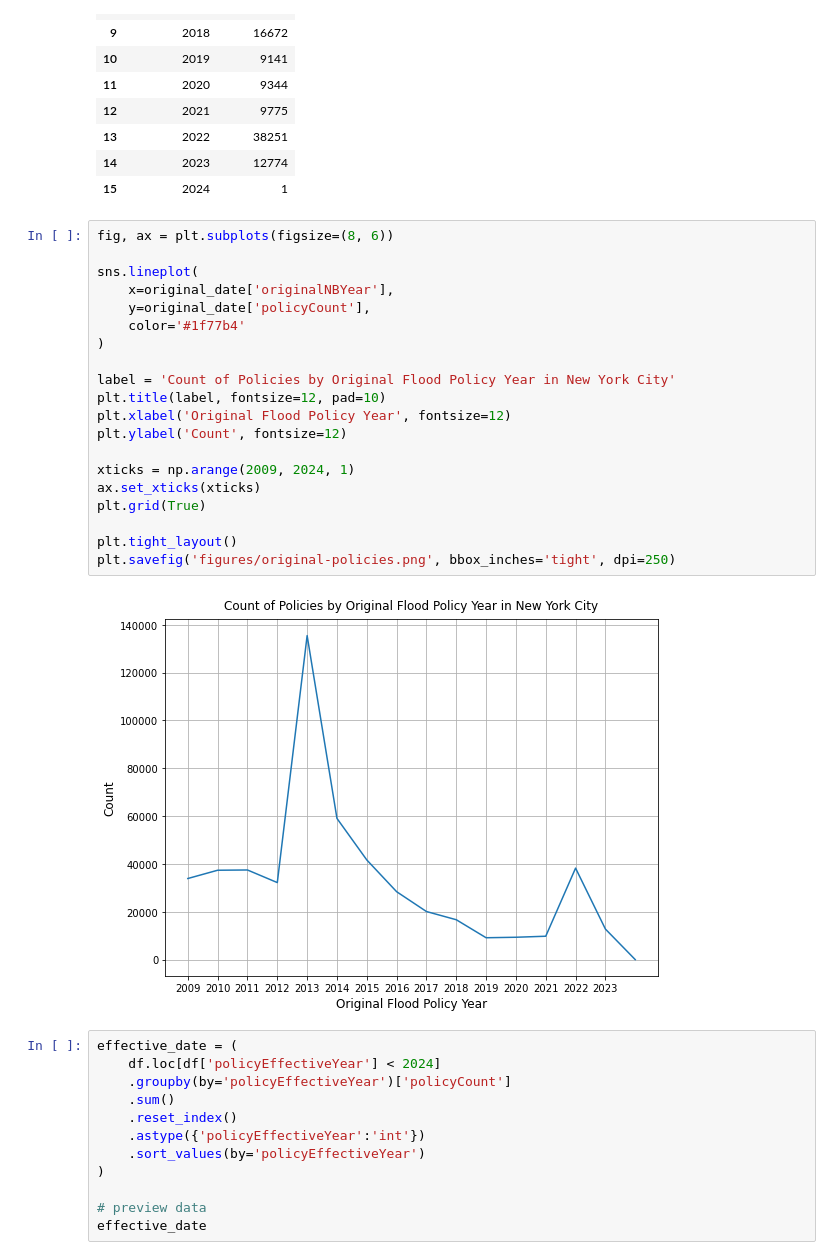
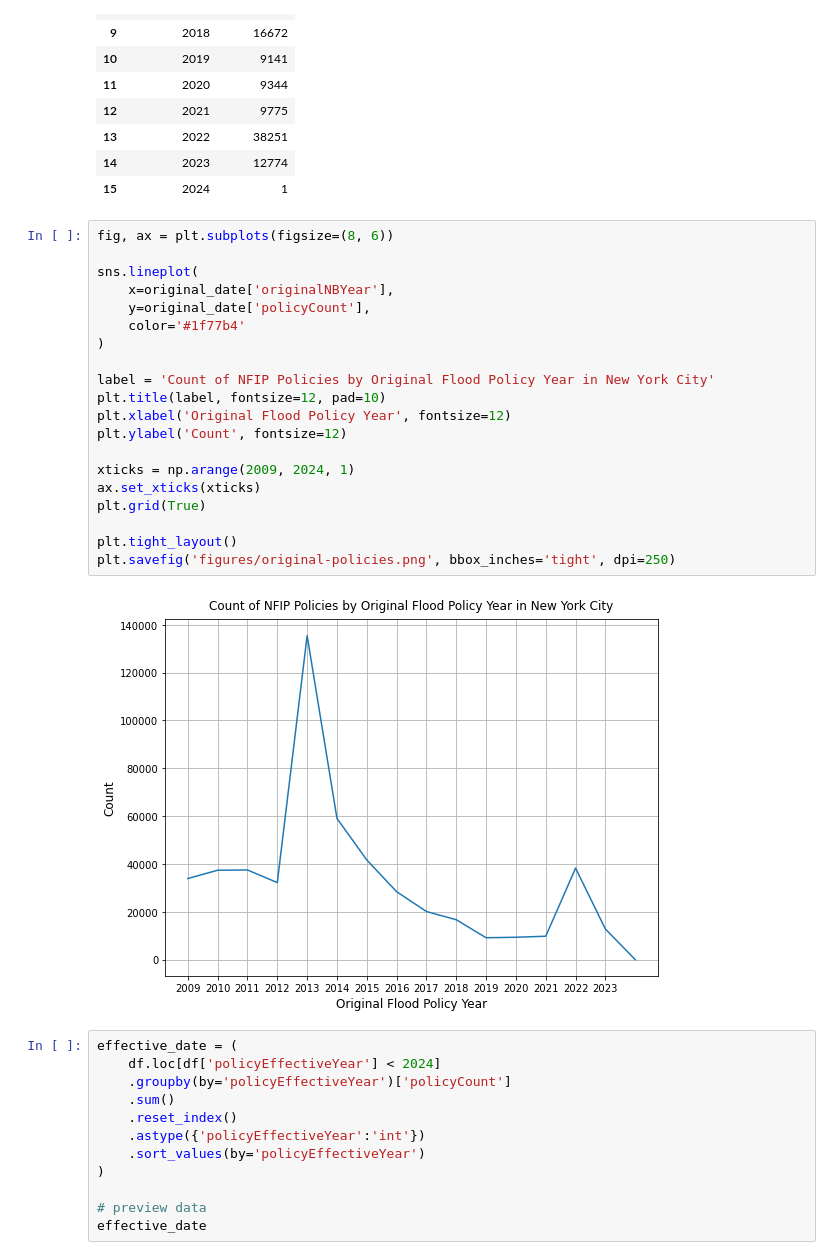
Before and after one commit to mebauer/fema-nfip-nyc, a Jupyter notebook: sample-analysis-policies.ipynb, the cells around one changed output. Cells and saved outputs as stored; diff of their text form.

```diff
--- a/sample-analysis-policies.ipynb
+++ b/sample-analysis-policies.ipynb
@@ -231,25 +231,25 @@ original_date
 # %%
 fig, ax = plt.subplots(figsize=(8, 6))
 
 sns.lineplot(
     x=original_date['originalNBYear'],
     y=original_date['policyCount'],
     color='#1f77b4'
 )
 
-label = 'Count of Policies by Original Flood Policy Year in New York City'
+label = 'Count of NFIP Policies by Original Flood Policy Year in New York City'
 plt.title(label, fontsize=12, pad=10)
 plt.xlabel('Original Flood Policy Year', fontsize=12)
 plt.ylabel('Count', fontsize=12)
 
 xticks = np.arange(2009, 2024, 1)
 ax.set_xticks(xticks)
 plt.grid(True)
 
 plt.tight_layout()
 plt.savefig('figures/original-policies.png', bbox_inches='tight', dpi=250)
 # %% [output]
-[figure, old version]
+[figure, new version]
 # %%
 effective_date = (
     df.loc[df['policyEffectiveYear'] < 2024]
```
Also changed, not shown: parts of 6 cells of this notebook, 7 other files.
